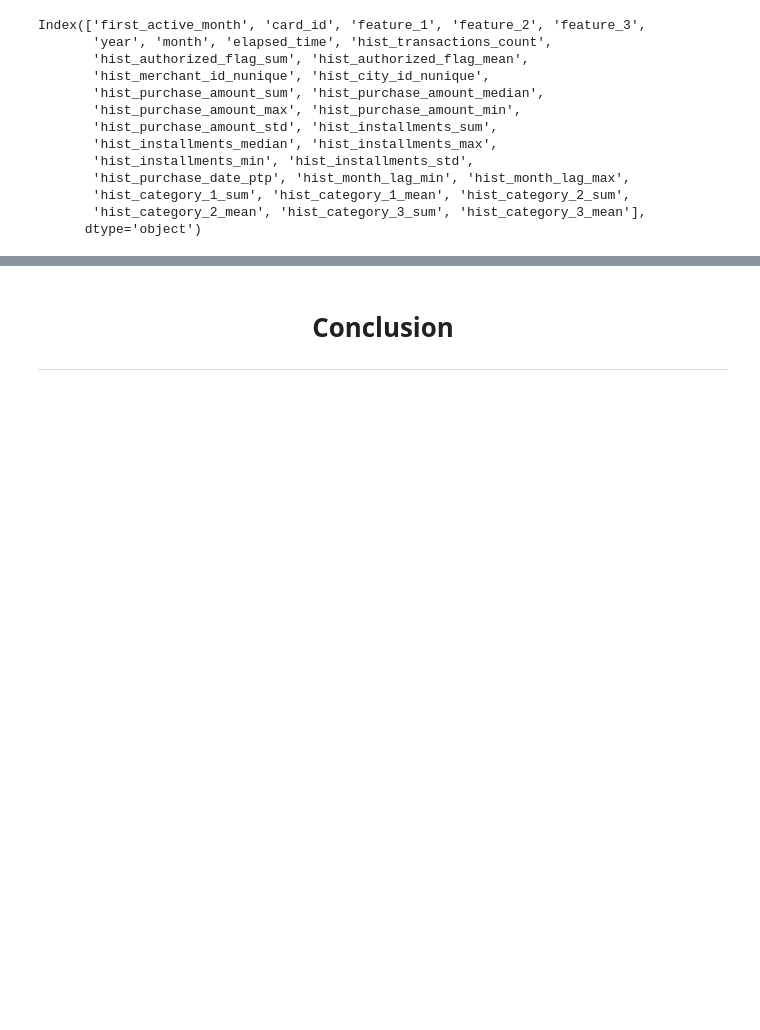
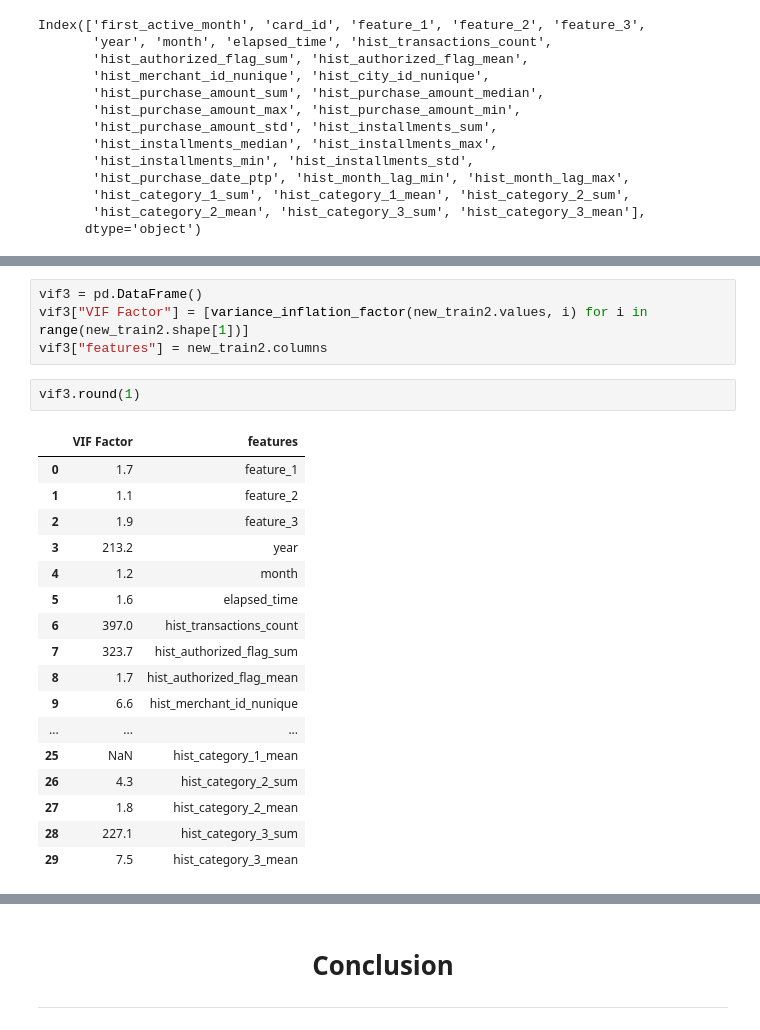
Before and after one commit to ameen-abdelghani/Capstone2_ELO, a Jupyter notebook: Capstone2_Loyalty_Score_Prediction.ipynb, the cells around one changed output, grey strips where cells are left out. Drawn from its saved outputs; the diff is of its cells as text; blank space fills up the shorter version.

```diff
--- a/Capstone2_Loyalty_Score_Prediction.ipynb
+++ b/Capstone2_Loyalty_Score_Prediction.ipynb
@@ -591,0 +609,24 @@ preds = xg_reg.predict(y_test)
+# %%
+vif3 = pd.DataFrame()
+vif3["VIF Factor"] = [variance_inflation_factor(new_train2.values, i) for i in range(new_train2.shape[1])]
+vif3["features"] = new_train2.columns
+# %%
+vif3.round(1)
+# %% [output]
+|  | VIF Factor | features |
+| 0 | 1.7 | feature_1 |
+| 1 | 1.1 | feature_2 |
+| 2 | 1.9 | feature_3 |
+| 3 | 213.2 | year |
+| 4 | 1.2 | month |
+| 5 | 1.6 | elapsed_time |
+| 6 | 397.0 | hist_transactions_count |
+| 7 | 323.7 | hist_authorized_flag_sum |
+| 8 | 1.7 | hist_authorized_flag_mean |
+| 9 | 6.6 | hist_merchant_id_nunique |
+| ... | ... | ... |
+| 25 | NaN | hist_category_1_mean |
+| 26 | 4.3 | hist_category_2_sum |
+| 27 | 1.8 | hist_category_2_mean |
+| 28 | 227.1 | hist_category_3_sum |
+| 29 | 7.5 | hist_category_3_mean |
```
Also changed, not shown: parts of 50 cells of this notebook.
